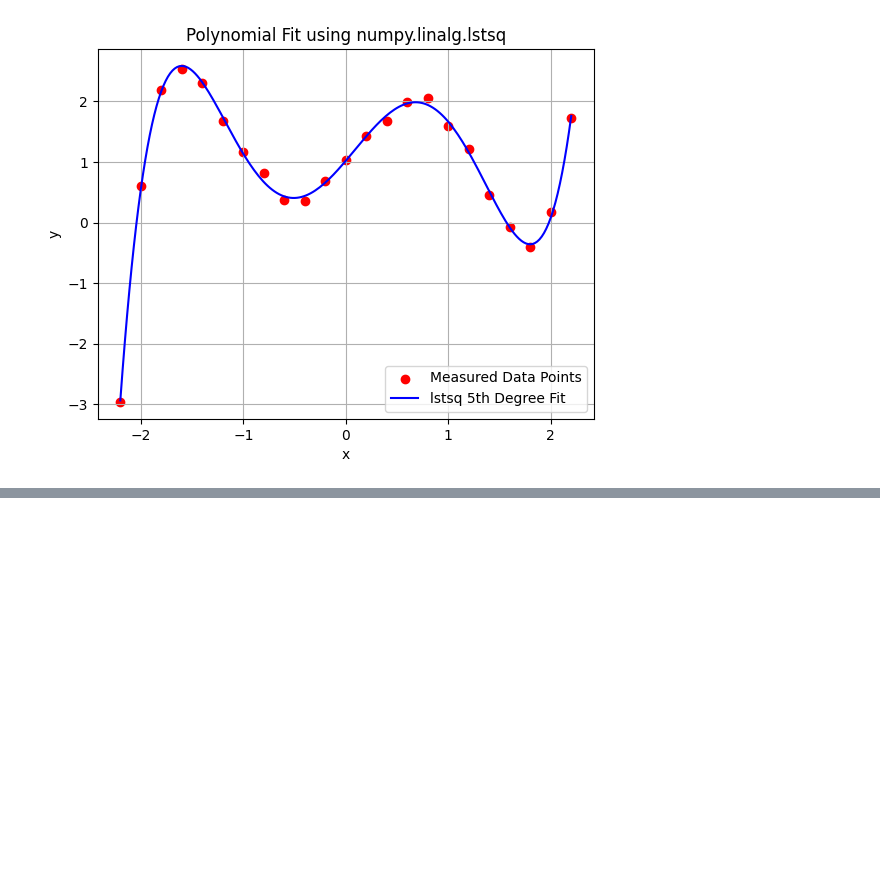
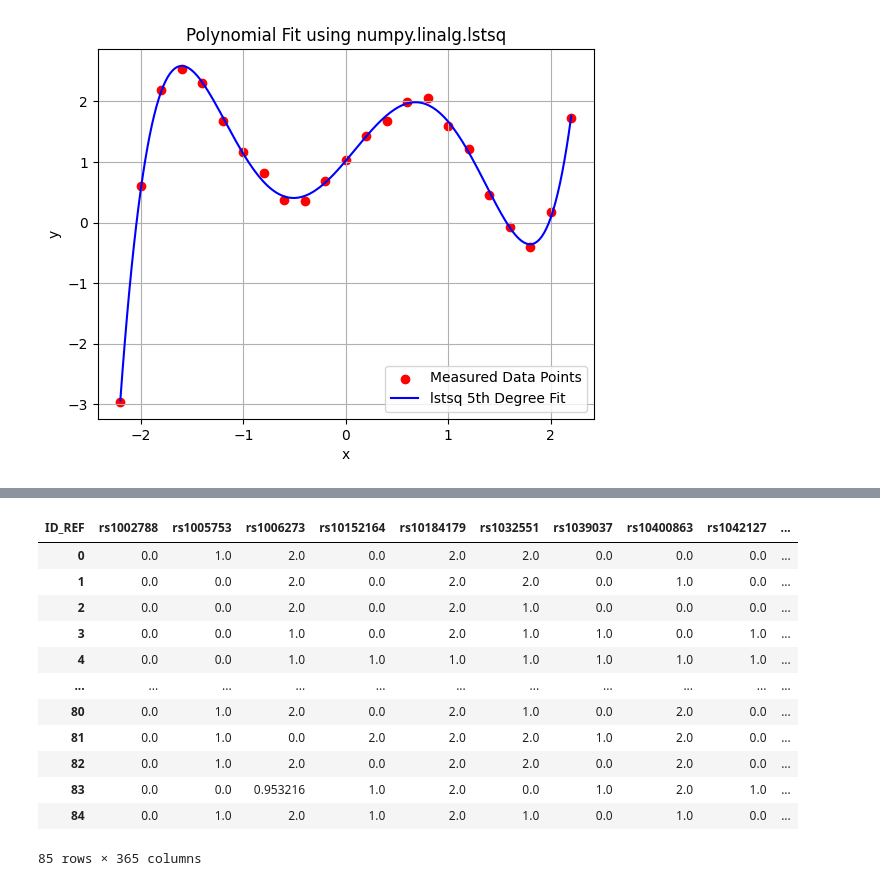
Before and after one commit to brko5178/MathFound, a Jupyter notebook: Assignment4.ipynb, the cells around one changed output, grey strips where cells are left out. Saved outputs shown, nothing was run; the diff lists cells and outputs as text; code cells hidden in the pictures; blank space fills up the shorter version.

```diff
--- a/Assignment4.ipynb
+++ b/Assignment4.ipynb
@@ -286,0 +312,6 @@ rot_img.show()
+# %%
+df_final = pd.DataFrame(df_final.T)
+# %%
+df_final.columns = df_final.iloc[0]
+# %%
+df_final = df_final.drop(df_final.index[0])
@@ -286,0 +320,19 @@ rot_img.show()
+# %%
+df_final = df_final.reset_index()
+# %%
+df_final = df_final.drop(columns=['index', 'Diagnosis'])
+df_final
+# %% [output]
+| ID_REF | rs1002788 | rs1005753 | rs1006273 | rs10152164 | rs10184179 | rs1032551 | rs1039037 | rs10400863 | rs1042127 | ... |
+| 0 | 0.0 | 1.0 | 2.0 | 0.0 | 2.0 | 2.0 | 0.0 | 0.0 | 0.0 | ... |
+| 1 | 0.0 | 0.0 | 2.0 | 0.0 | 2.0 | 2.0 | 0.0 | 1.0 | 0.0 | ... |
+| 2 | 0.0 | 0.0 | 2.0 | 0.0 | 2.0 | 1.0 | 0.0 | 0.0 | 0.0 | ... |
+| 3 | 0.0 | 0.0 | 1.0 | 0.0 | 2.0 | 1.0 | 1.0 | 0.0 | 1.0 | ... |
+| 4 | 0.0 | 0.0 | 1.0 | 1.0 | 1.0 | 1.0 | 1.0 | 1.0 | 1.0 | ... |
+| ... | ... | ... | ... | ... | ... | ... | ... | ... | ... | ... |
+| 80 | 0.0 | 1.0 | 2.0 | 0.0 | 2.0 | 1.0 | 0.0 | 2.0 | 0.0 | ... |
+| 81 | 0.0 | 1.0 | 0.0 | 2.0 | 2.0 | 2.0 | 1.0 | 2.0 | 0.0 | ... |
+| 82 | 0.0 | 1.0 | 2.0 | 0.0 | 2.0 | 2.0 | 0.0 | 2.0 | 0.0 | ... |
+| 83 | 0.0 | 0.0 | 0.953216 | 1.0 | 2.0 | 0.0 | 1.0 | 2.0 | 1.0 | ... |
+| 84 | 0.0 | 1.0 | 2.0 | 1.0 | 2.0 | 1.0 | 0.0 | 1.0 | 0.0 | ... |
+85 rows × 365 columns
```
Also changed, not shown: parts of 36 cells of this notebook, 9 other files.
